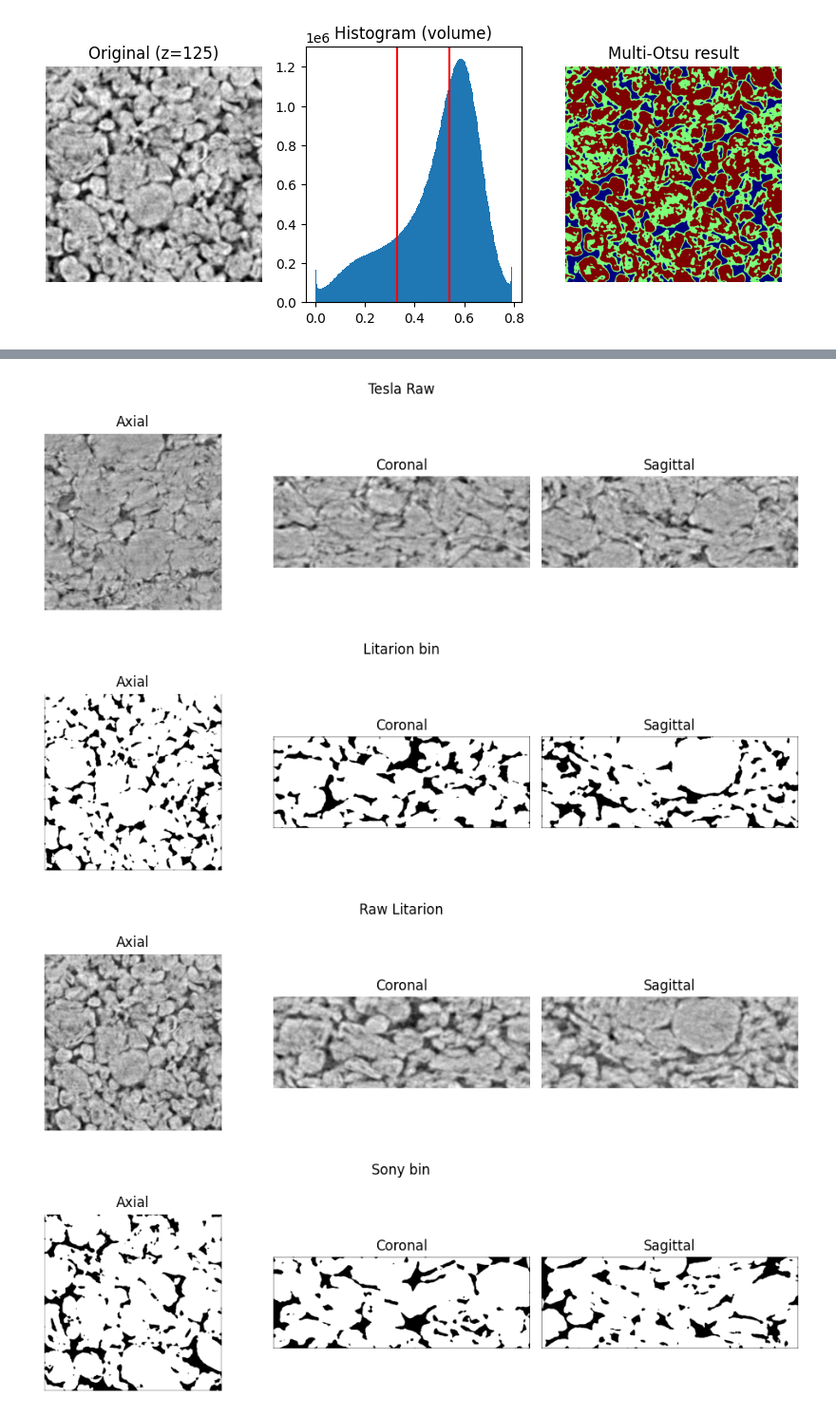
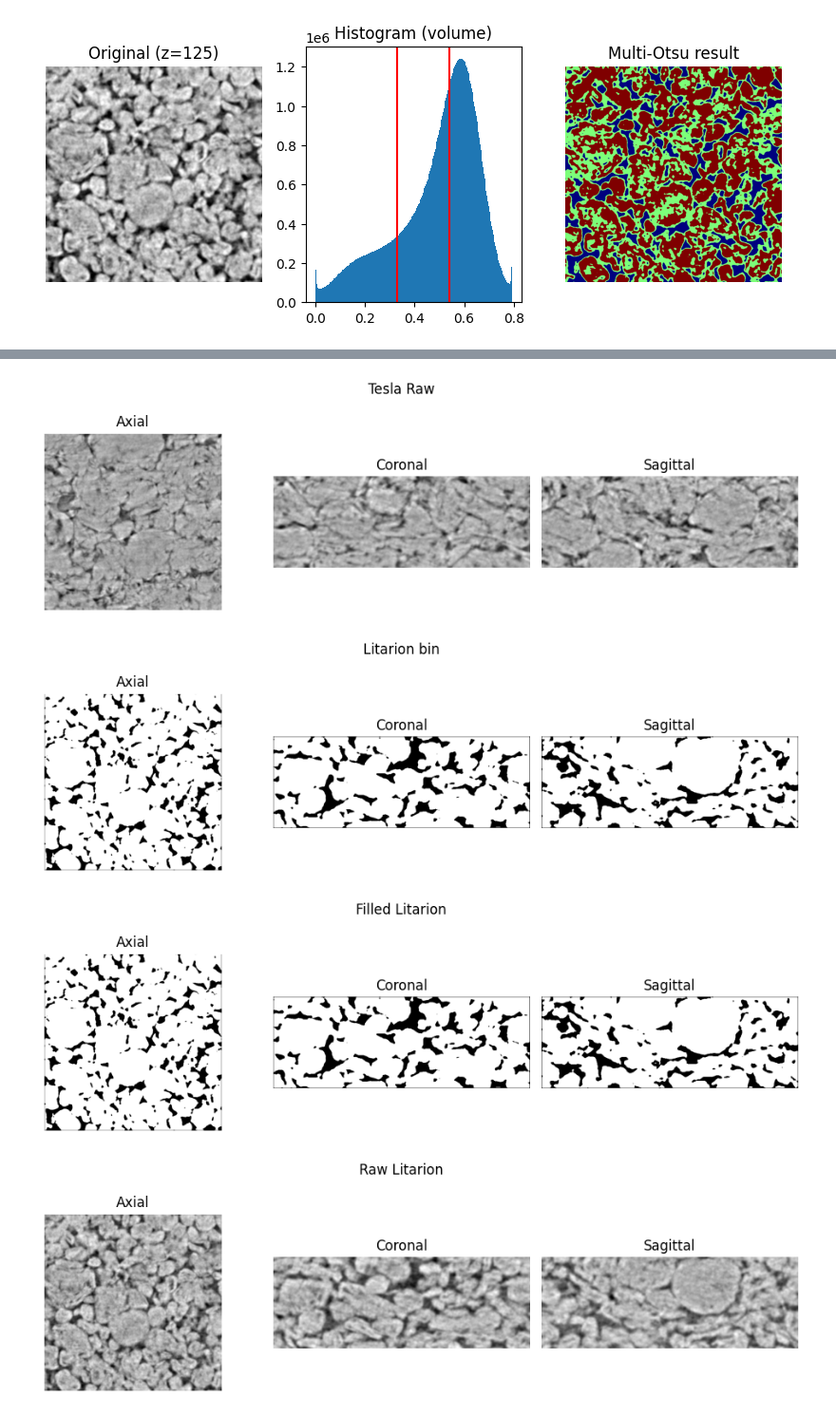
Before and after one commit to aryziz/CTSeg3D-IKT213, a Jupyter notebook: notebooks/preprocessing.ipynb, the cells around one changed output, grey strips where cells are left out. Shown at 95% size. Cells and saved outputs as stored; diff of their text form; code cells hidden in the pictures.

```diff
--- a/notebooks/preprocessing.ipynb
+++ b/notebooks/preprocessing.ipynb
@@ -143,21 +143,22 @@ plt.show()
 # %%
 import tifffile as tiff
 
 v_litarion = tiff.imread("../results/run_001/Litarion/Litarion_mask.tif")
 fill_litarion = tiff.imread("../results/test/litarion/Litarion_mask.tif")
 v_tesla = tiff.imread("../results/run_001/Tesla/Tesla_mask.tif")
 v_sony = tiff.imread("../results/run_001/Sony_VTC5/Sony_VTC5_mask.tif")
 v_sony = tiff.imread("../results/run_001/Sony_VTC5/Sony_VTC5_mask.tif")
 
 show3(v_tesla, "Tesla bin")
 show3(raw_tesla, "Tesla Raw")
 show3(v_litarion, "Litarion bin")
+show3(fill_litarion, "Filled Litarion")
 show3(raw_litarion, "Raw Litarion")
 show3(v_sony, "Sony bin")
 show3(raw_sony, "Sony raw")
 # %% [output]
 [figure]
 [figure]
 [figure]
-[figure, old version]
+[figure, new version]
-[figure, old version]
+[figure, new version]
```
Also changed, not shown: parts of 1 cell of this notebook, 1 other file.
